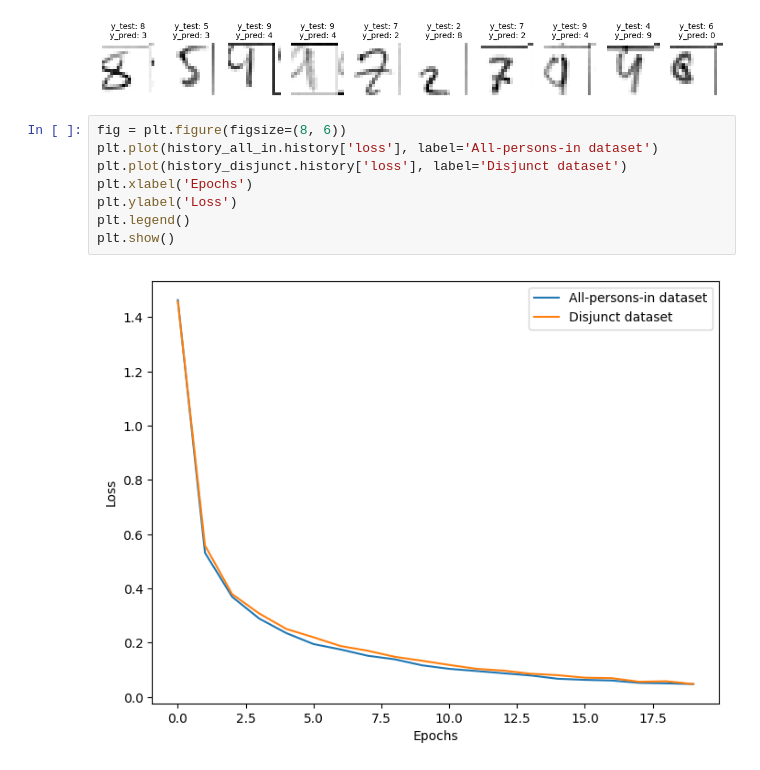
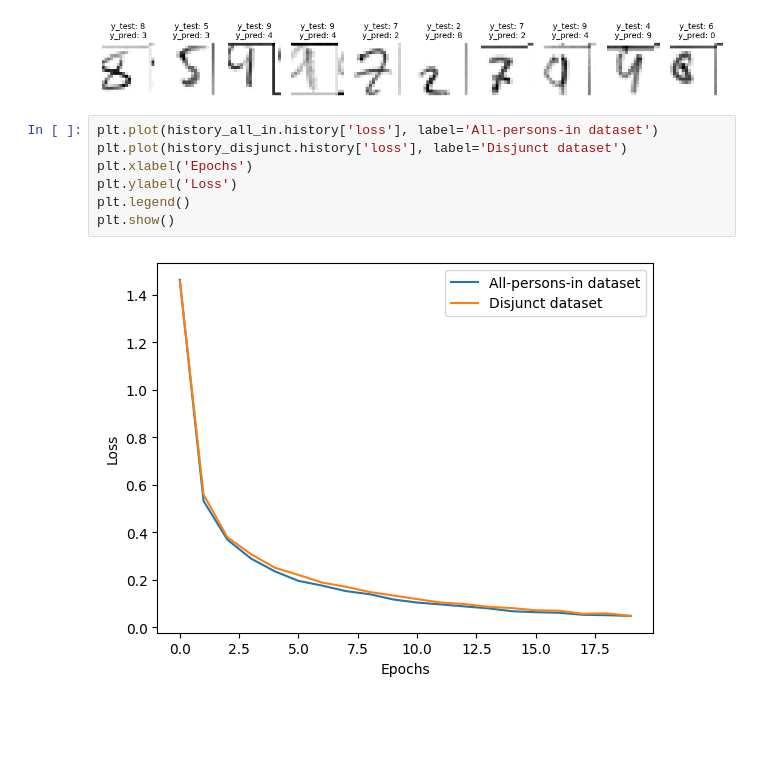
Before and after one commit to PsorTheDoctor/statistical-ml, a Jupyter notebook: final_project.ipynb, the cells around one changed output. Saved outputs shown, nothing was run; the diff lists cells and outputs as text; blank space fills up the shorter version.

```diff
--- a/final_project.ipynb
+++ b/final_project.ipynb
@@ -86,13 +86,12 @@ eval_model(model)
 250/250 [==============================] - 1s 4ms/step
 [figure]
 # %%
-fig = plt.figure(figsize=(8, 6))
 plt.plot(history_all_in.history['loss'], label='All-persons-in dataset')
 plt.plot(history_disjunct.history['loss'], label='Disjunct dataset')
 plt.xlabel('Epochs')
 plt.ylabel('Loss')
 plt.legend()
 plt.show()
 # %% [output]
-[figure, old version]
+[figure, new version]
 # %%
```
Also changed, not shown: parts of 1 cell of this notebook.
